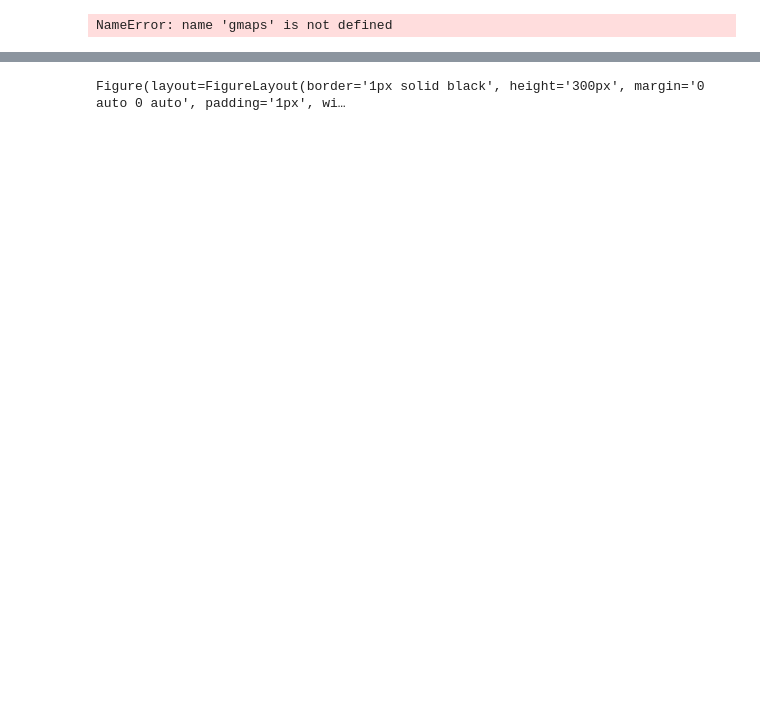
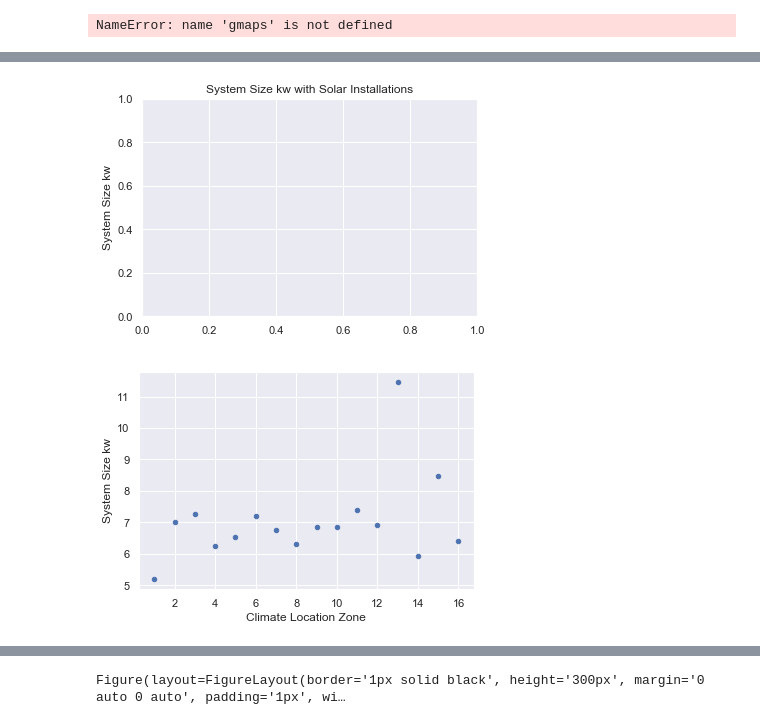
Before and after one commit to dylanmkaiser/Project1, a Jupyter notebook: open_pv_california_2015-V4.ipynb, the cells around one changed output, grey strips where cells are left out. Cells and saved outputs as stored; diff of their text form; code cells hidden in the pictures; blank space fills up the shorter version.

```diff
--- a/open_pv_california_2015-V4.ipynb
+++ b/open_pv_california_2015-V4.ipynb
@@ -206,3 +208,19 @@ plt.show()
+# %%
+
+#1 HYPOTHESIS: SYSTEM SIZE WILL IMPACT THE NUMBER OF INSTALLATIONS
+
+# GRAPH 2 SCATTER PLOT SHOWING THE NORMALIZED AMOUNT OF INSTALLATIONS BY CLIMATE ZONE
+system_size = summary_by_climatelocation["System Size kw"]
+
+plt.title("System Size kw with Solar Installations")
+plt.ylabel("System Size kw")
+
+summary_by_climatelocation.plot.scatter(x="Climate Location Zone", y="System Size kw" )
+
+plt.savefig("SystemSizeVSNumberInstallations.png")
+# %% [output]
+[figure, added]
+[figure, added]
 # %%
 sns.set()
 #1 HYPOTHESIS: CITIES IN THE CENTRAL VALLEY OF CALIFORNIA WILL HAVE MORE SOLAR INSTALLATIONS
```
Also changed, not shown: parts of 3 cells of this notebook.
